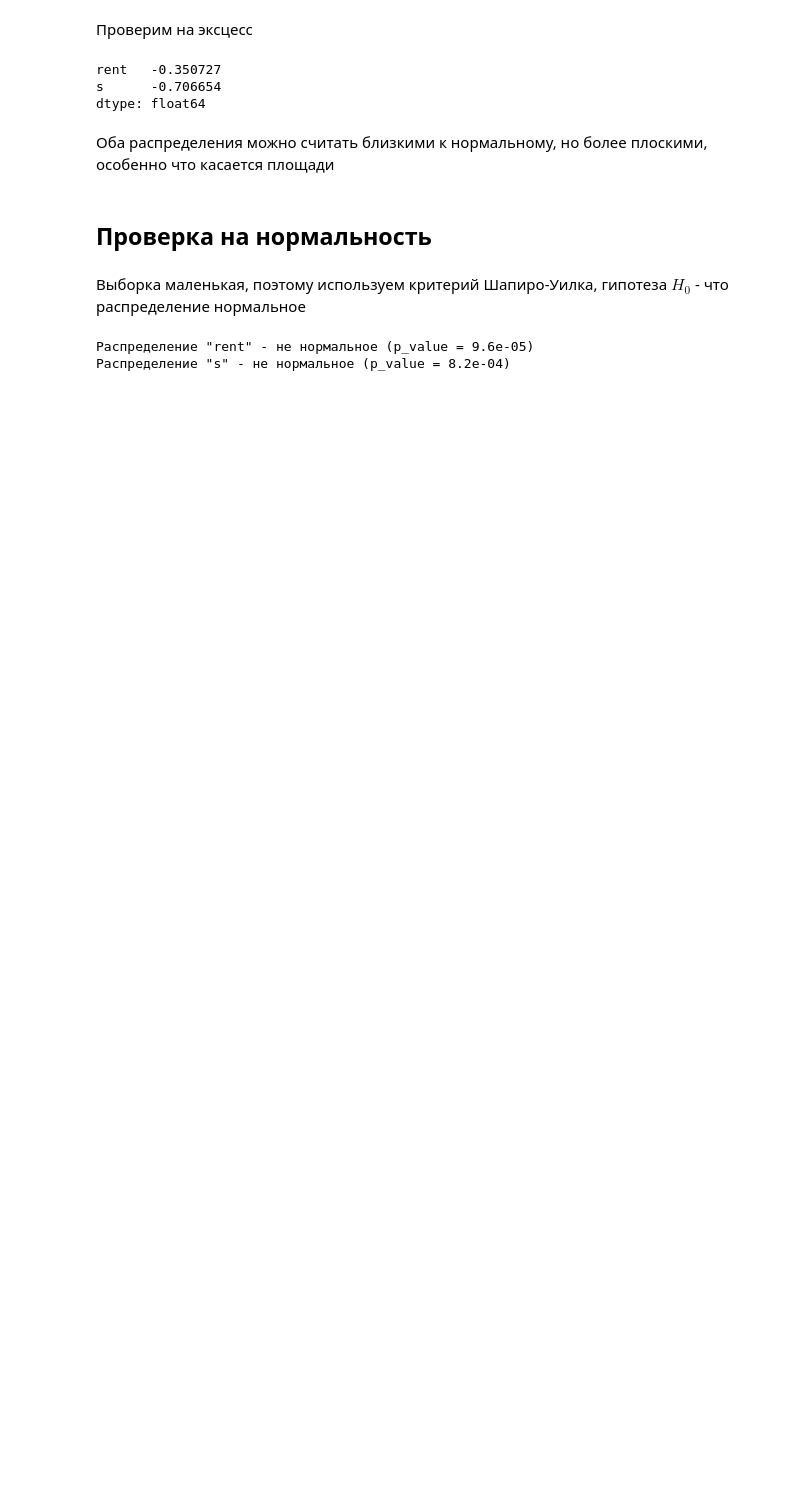
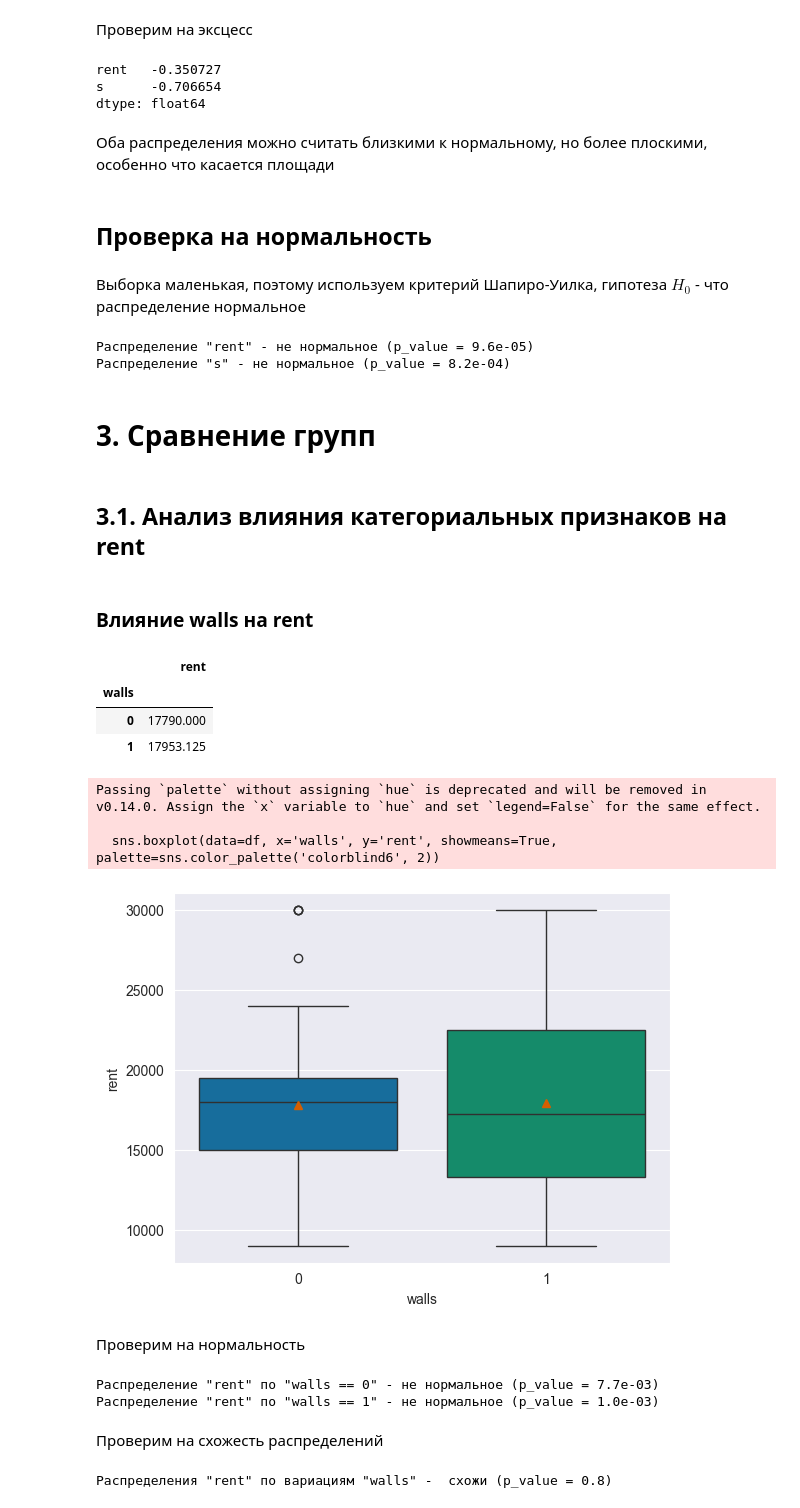
Before and after one commit to Torgovatel/Projects, a Jupyter notebook: DS/study-tsu-rent-ra/src/main.ipynb, the cells around one changed output. Drawn from its saved outputs; the diff is of its cells as text; code cells hidden in the pictures; blank space fills up the shorter version.

Commit message:
feat(main): block 3 - group compare

```diff
--- a/DS/study-tsu-rent-ra/src/main.ipynb
+++ b/DS/study-tsu-rent-ra/src/main.ipynb
@@ -155,3 +156,48 @@ print(f'Распределение "s" - {'' if p_val > alpha else 'не'} но
 # %% [output]
 Распределение "rent" - не нормальное (p_value = 9.6e-05)
 Распределение "s" - не нормальное (p_value = 8.2e-04)
+# %% [markdown]
+# 3. Сравнение групп
+# %% [markdown]
+## 3.1. Анализ влияния категориальных признаков на rent
+# %% [markdown]
+### Влияние walls на rent
+# %%
+# средняя аренда по типу стен
+df.groupby('walls')[['rent']].mean()
+# %% [output]
+|  | rent |
+| walls |  |
+| 0 | 17790.000 |
+| 1 | 17953.125 |
+# %%
+sns.boxplot(data=df, x='walls', y='rent', showmeans=True, palette=sns.color_palette('colorblind6', 2))
+plt.show()
+# %% [output]
+Passing `palette` without assigning `hue` is deprecated and will be removed in v0.14.0. Assign the `x` variable to `hue` and set `legend=False` for the same effect.
+
+  sns.boxplot(data=df, x='walls', y='rent', showmeans=True, palette=sns.color_palette('colorblind6', 2))
+[figure, added]
+# %% [markdown]
+Проверим на нормальность
+# %%
+df_w0 = df[df['walls'] == 0]['rent']
+df_w1 = df[df['walls'] == 1]['rent']
+
+# 0
+p_val = stats.shapiro(df_w0)[1]
+print(f'Распределение "rent" по "walls == 0" - {'' if p_val > alpha else 'не'} нормальное (p_value = {p_val:.1e})')
+
+# 1
+p_val = stats.shapiro(df_w1)[1]
+print(f'Распределение "rent" по "walls == 1" - {'' if p_val > alpha else 'не'} нормальное (p_value = {p_val:.1e})')
+# %% [output]
+Распределение "rent" по "walls == 0" - не нормальное (p_value = 7.7e-03)
+Распределение "rent" по "walls == 1" - не нормальное (p_value = 1.0e-03)
+# %% [markdown]
+Проверим на схожесть распределений
+# %%
+p_val = scipy.stats.mannwhitneyu(df_w0, df_w1)[1]
+print(f'Распределения "rent" по вариациям "walls" - {'' if p_val > alpha else 'не'} схожи (p_value = {p_val:.1f})')
+# %% [output]
+Распределения "rent" по вариациям "walls" -  схожи (p_value = 0.8)
```
Also changed, not shown: parts of 51 cells of this notebook.
